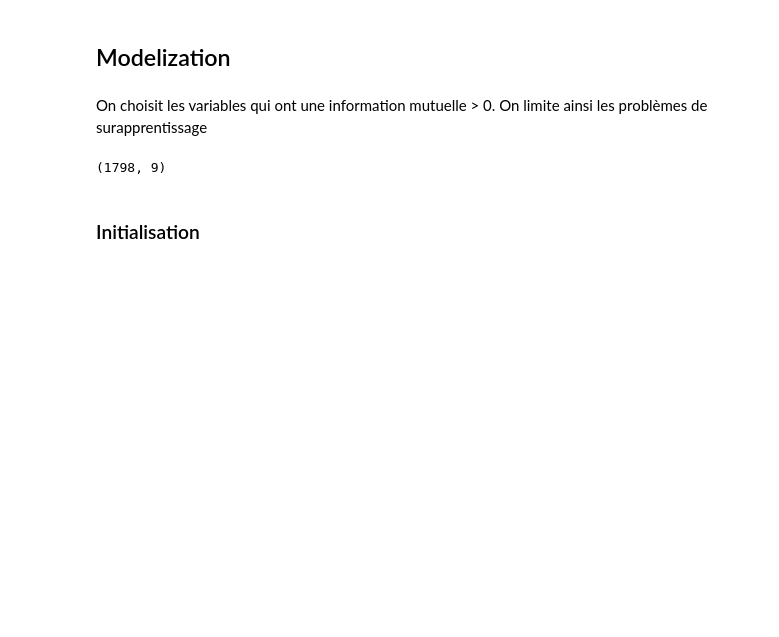
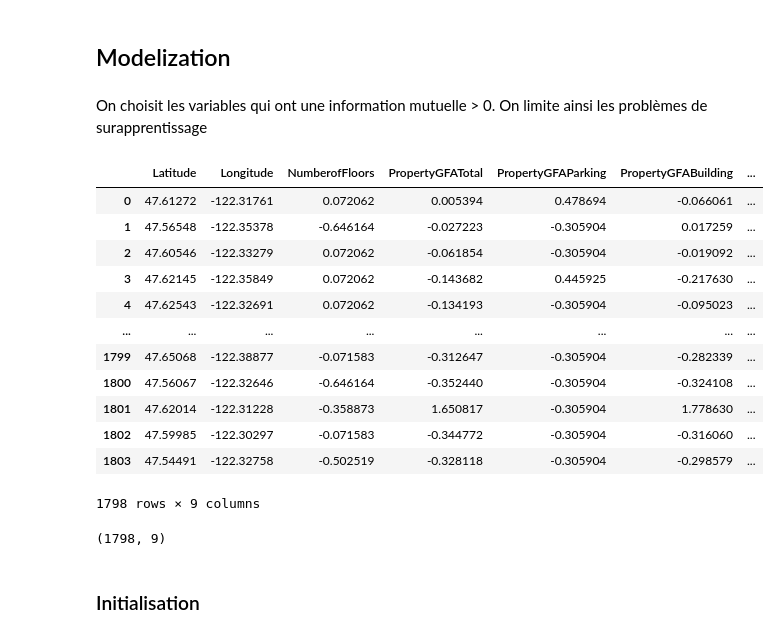
Before and after one commit to FlorentinLavaud/Energy_Consumption_Buildings, a Jupyter notebook: Main.ipynb, the cells around one changed output. Saved outputs shown, nothing was run; the diff lists cells and outputs as text; code cells hidden in the pictures; blank space fills up the shorter version.

```diff
--- a/Main.ipynb
+++ b/Main.ipynb
@@ -166,7 +174,3 @@ for var in tqdm(numerical_vars):
     X_train = scale_features(X_train, var)
 # %% [markdown]
 #### Preparing data for sklearn
-# %%
-y_train = X_train['SiteEnergyUse_kBtu']
-X_train = X_train.drop(['SiteEnergyUse_kBtu'], axis = 1)
-X_train.head(5)
@@ -180,3 +177,14 @@ X_train.head(5)
+# %%
+def sklearn_preprocessing(df, target):
+    """
+    apply sklearn preprocessing
+    """
+    y_train = df[target]
+    X_train = df.drop([target], axis = 1)
+
+    return y_train, X_train
+# %%
+y_train, X_train = sklearn_preprocessing(X_train, 'SiteEnergyUse_kBtu')
 # %% [markdown]
 #### Feature selection
 # %%
@@ -207,6 +229,37 @@ mutual_info.sort_values(ascending=False).plot.bar(figsize=(20, 8))
 ## Modelization
 # %% [markdown]
 On choisit les variables qui ont une information mutuelle > 0. On limite ainsi les problèmes de surapprentissage
+# %%
+def features_selection(df1,df2,threshold):
+    """
+    select the features
+    """
+    mutual_info = mutual_info_regression(df1, df2)
+    mutual_info = pd.Series(mutual_info)
+    mutual_info.index = X_train.columns
+    mutual_info.sort_values(ascending=False)
+
+    mutual_info_selected = mutual_info[mutual_info > threshold]
+
+    df1 = df1[[col for col in df1.columns if col in mutual_info_selected]]
+
+    return df1
+# %%
+features_selection(X_train, y_train, 0.05)
+# %% [output]
+|  | Latitude | Longitude | NumberofFloors | PropertyGFATotal | PropertyGFAParking | PropertyGFABuilding | ... |
+| 0 | 47.61272 | -122.31761 | 0.072062 | 0.005394 | 0.478694 | -0.066061 | ... |
+| 1 | 47.56548 | -122.35378 | -0.646164 | -0.027223 | -0.305904 | 0.017259 | ... |
+| 2 | 47.60546 | -122.33279 | 0.072062 | -0.061854 | -0.305904 | -0.019092 | ... |
+| 3 | 47.62145 | -122.35849 | 0.072062 | -0.143682 | 0.445925 | -0.217630 | ... |
+| 4 | 47.62543 | -122.32691 | 0.072062 | -0.134193 | -0.305904 | -0.095023 | ... |
+| ... | ... | ... | ... | ... | ... | ... | ... |
+| 1799 | 47.65068 | -122.38877 | -0.071583 | -0.312647 | -0.305904 | -0.282339 | ... |
+| 1800 | 47.56067 | -122.32646 | -0.646164 | -0.352440 | -0.305904 | -0.324108 | ... |
+| 1801 | 47.62014 | -122.31228 | -0.358873 | 1.650817 | -0.305904 | 1.778630 | ... |
+| 1802 | 47.59985 | -122.30297 | -0.071583 | -0.344772 | -0.305904 | -0.316060 | ... |
+| 1803 | 47.54491 | -122.32758 | -0.502519 | -0.328118 | -0.305904 | -0.298579 | ... |
+1798 rows × 9 columns
 # %%
 threshold = 0.05 # 5%
 mutual_info_selected = mutual_info[mutual_info > threshold]
```
Also changed, not shown: parts of 20 cells of this notebook.
